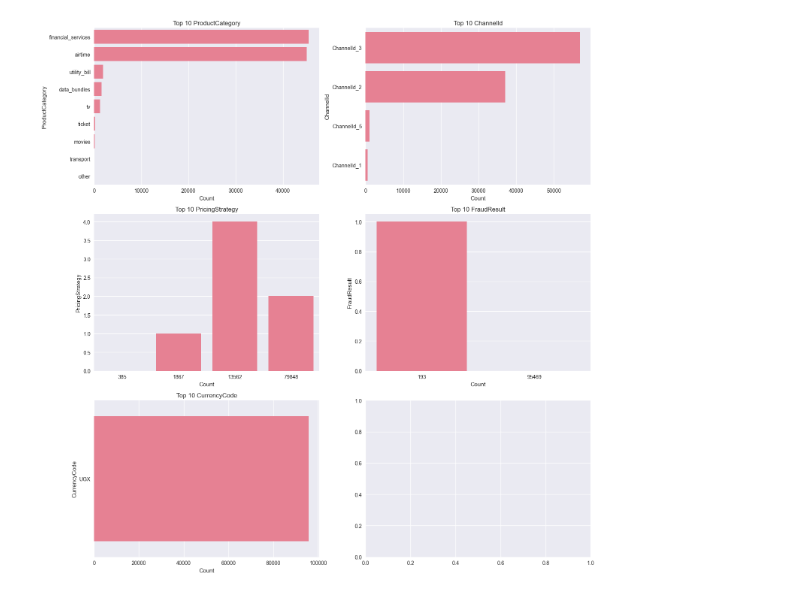
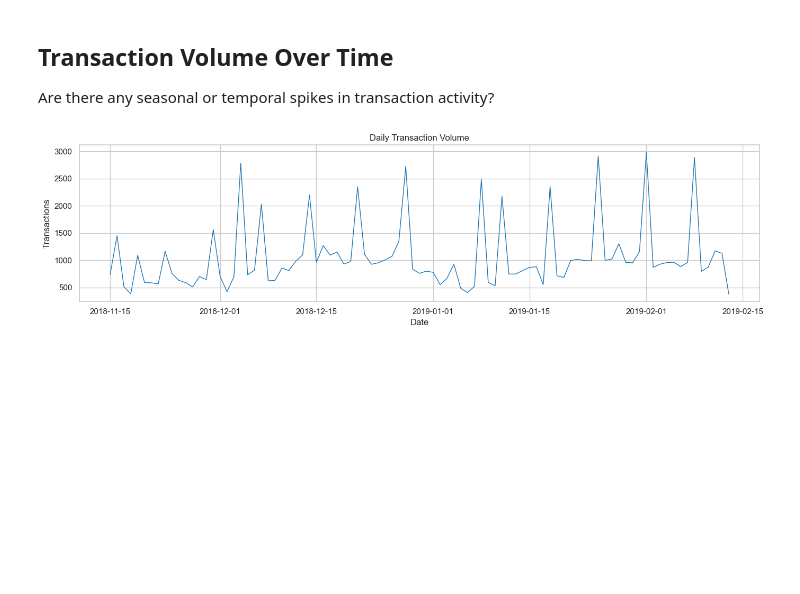
Before and after one commit to MasteryProgram/week-4-credit-risk-model, a Jupyter notebook: notebooks/eda.ipynb, the cells around one changed output. Saved outputs shown, nothing was run; the diff lists cells and outputs as text; code cells hidden in the pictures; blank space fills up the shorter version.

```diff
--- a/notebooks/eda.ipynb
+++ b/notebooks/eda.ipynb
@@ -117,19 +129,15 @@ plt.show()
-# %%
-# Cell 6: Categorical Features
-categorical_cols = ['ProductCategory', 'ChannelId', 'PricingStrategy',
-                   'FraudResult', 'CurrencyCode']
-
-fig, axes = plt.subplots(3, 2, figsize=(15, 15))
-axes = axes.ravel()
-
-for i, col in enumerate(categorical_cols):
-    if col in df.columns:
-        top_categories = df[col].value_counts().head(10)
-        sns.barplot(x=top_categories.values, y=top_categories.index, ax=axes[i])
-        axes[i].set_title(f'Top 10 {col}')
-        axes[i].set_xlabel('Count')
-
-plt.tight_layout()
-plt.show()
-# %% [output]
-[figure, removed]
+# %% [markdown]
+## Transaction Volume Over Time
+Are there any seasonal or temporal spikes in transaction activity?
+# %%
+df["date"] = df["TransactionStartTime"].dt.date
+daily = df.groupby("date")["TransactionId"].count().reset_index()
+daily.columns = ["date", "count"]
+
+plt.figure(figsize=(14, 4))
+plt.plot(pd.to_datetime(daily["date"]), daily["count"], linewidth=1)
+plt.title("Daily Transaction Volume")
+plt.xlabel("Date"); plt.ylabel("Transactions")
+plt.tight_layout(); plt.show()
+# %% [output]
+[figure, added]
```
Also changed, not shown: parts of 30 cells of this notebook, 1 other file.
